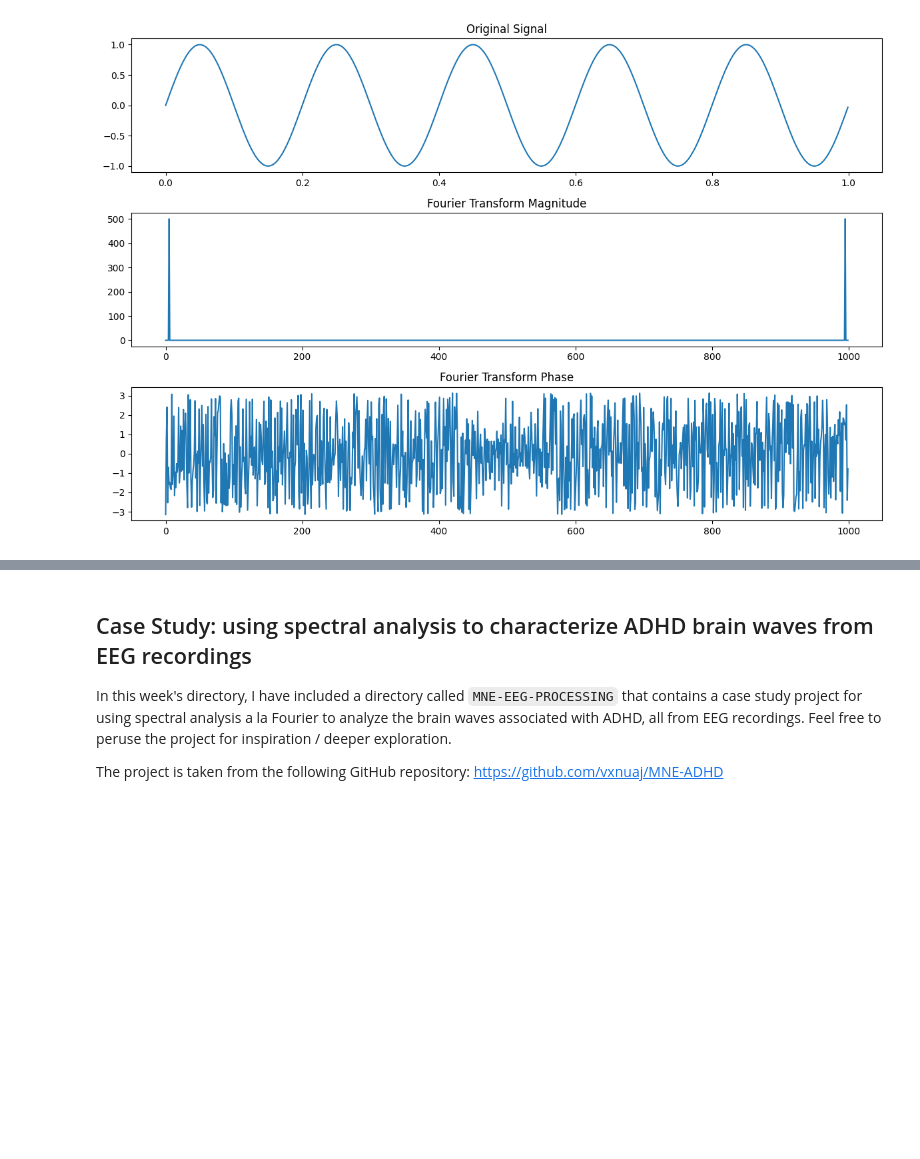
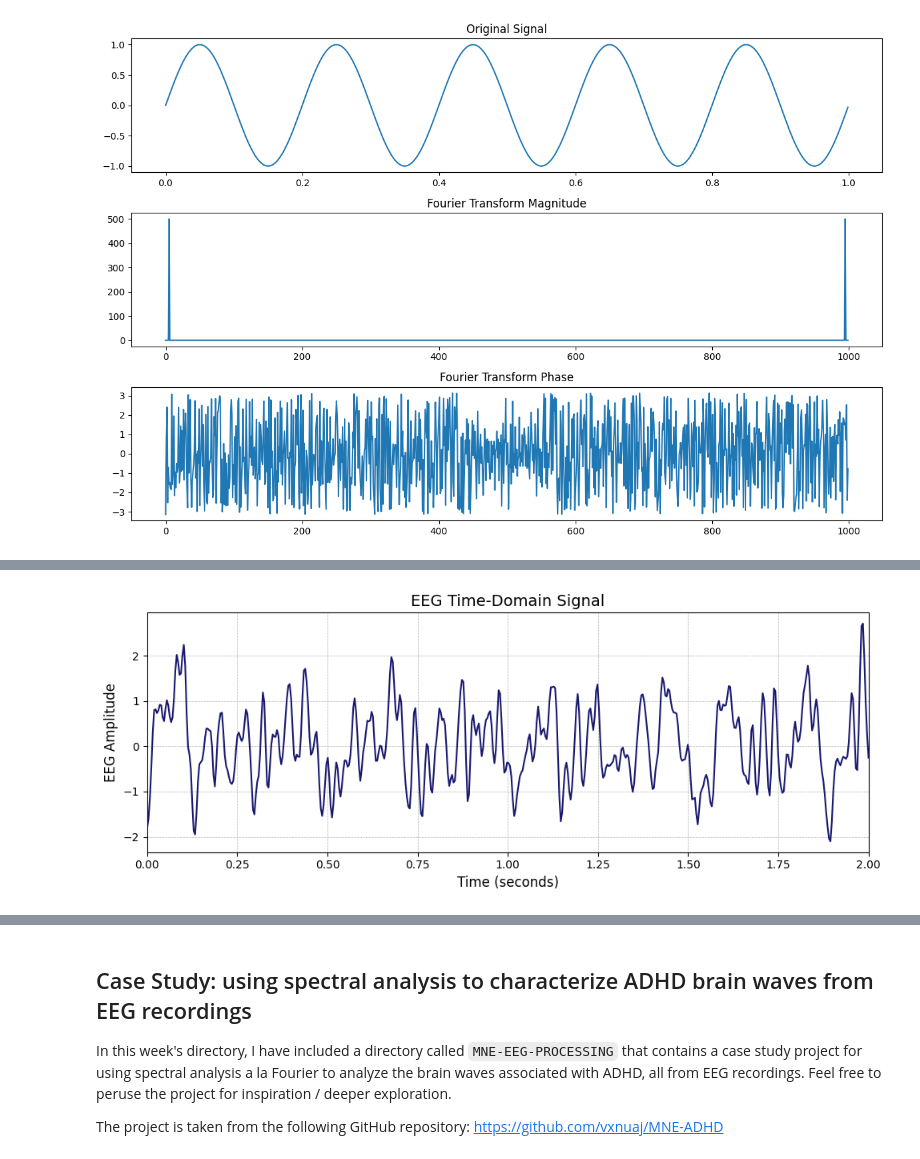
Before and after one commit to guy-singer/BSA-2024, a Jupyter notebook: week-6-fourier-transform/week-6-exercise-notes.ipynb, the cells around one changed output, grey strips where cells are left out. Saved outputs shown, nothing was run; the diff lists cells and outputs as text; code cells hidden in the pictures; blank space fills up the shorter version.

Commit message:
added EEG example

```diff
--- a/week-6-fourier-transform/week-6-exercise-notes.ipynb
+++ b/week-6-fourier-transform/week-6-exercise-notes.ipynb
@@ -317,0 +326,27 @@ Time shift property holds.
+# %%
+import numpy as np
+import matplotlib.pyplot as plt
+from scipy.io import loadmat
+
+# Load the EEG signal directly
+eeg_signal_file = 'EEG-signal-example.mat'
+eeg_data = loadmat(eeg_signal_file)
+eeg_signal = eeg_data['NewEEGSignal'][0]
+
+# Sampling details
+sampling_rate = 256  # in Hz
+num_samples = 512
+time_axis = np.linspace(0, num_samples / sampling_rate, num_samples)
+
+# Creating the plot
+fig, ax = plt.subplots(figsize=(10, 4))
+ax.plot(time_axis, eeg_signal, color='midnightblue')  # Adding color to the plot
+ax.set_title("EEG Time-Domain Signal", fontsize=14)
+ax.set_xlabel("Time (seconds)", fontsize=12)
+ax.set_ylabel("EEG Amplitude", fontsize=12)
+ax.grid(True, which='both', linestyle='--', linewidth=0.5)
+ax.set_xlim(0, time_axis[-1])
+fig.tight_layout()
+plt.show()
+# %% [output]
+[figure, added]
```
Also changed, not shown: parts of 3 cells of this notebook, 1 other file.
